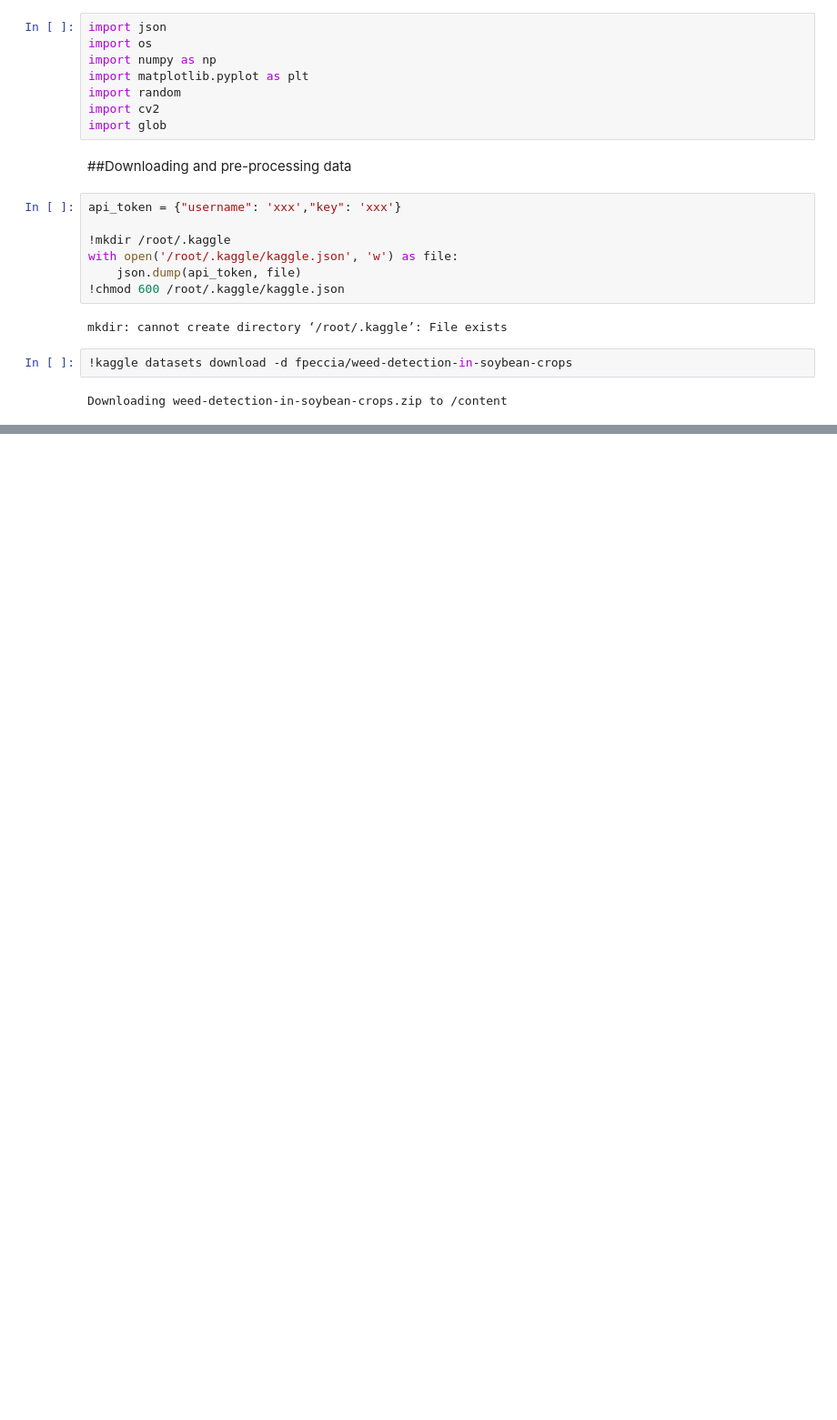
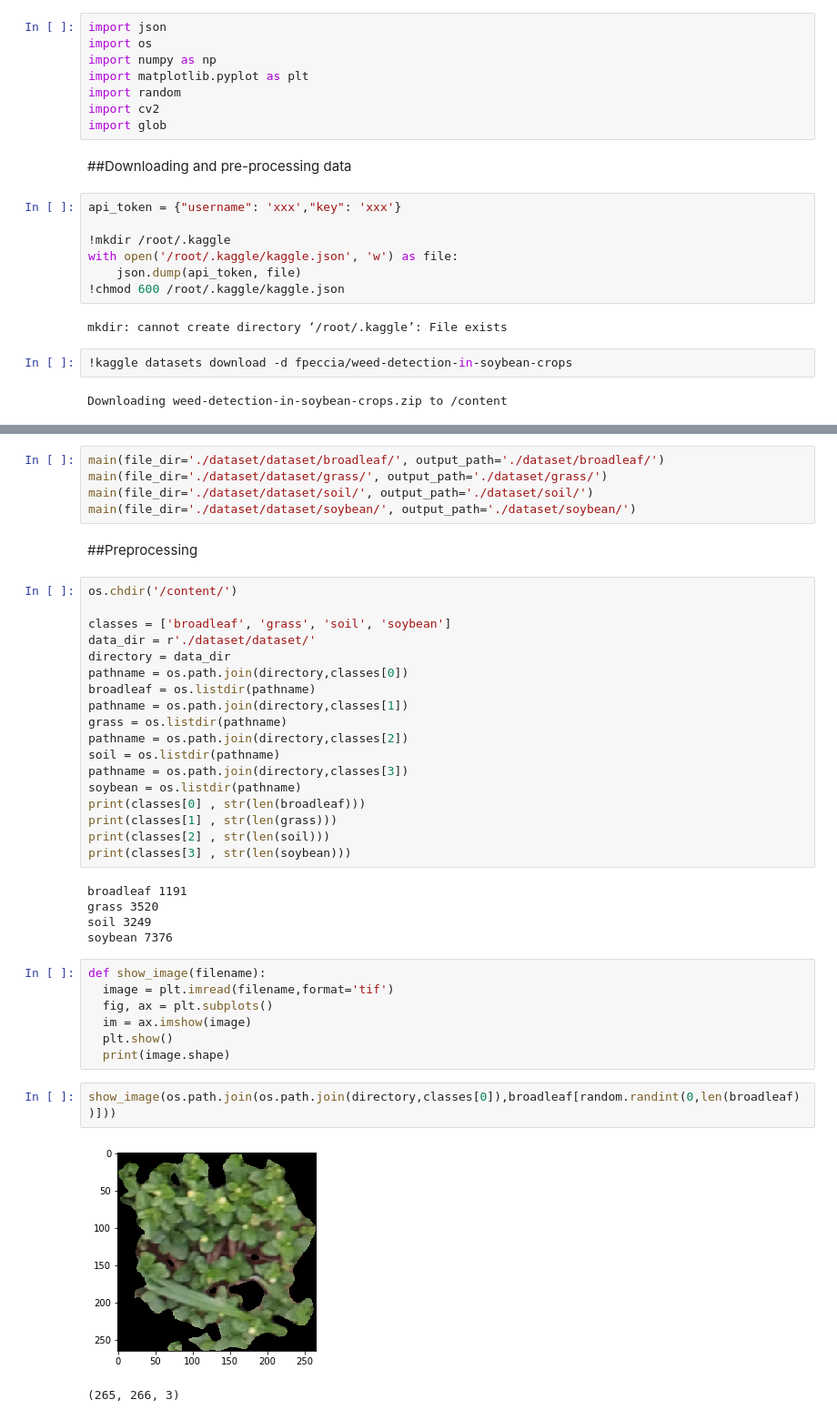
Before and after one commit to objectis/ai-weed-detection, a Jupyter notebook: weed_detection.ipynb, the cells around one changed output, grey strips where cells are left out. Shown at 91% size. Drawn from its saved outputs; the diff is of its cells as text; blank space fills up the shorter version.

Commit message:
read images

```diff
--- a/weed_detection.ipynb
+++ b/weed_detection.ipynb
@@ -27,0 +77,42 @@ Downloading weed-detection-in-soybean-crops.zip to /content
+# %%
+main(file_dir='./dataset/dataset/broadleaf/', output_path='./dataset/broadleaf/')
+main(file_dir='./dataset/dataset/grass/', output_path='./dataset/grass/')
+main(file_dir='./dataset/dataset/soil/', output_path='./dataset/soil/')
+main(file_dir='./dataset/dataset/soybean/', output_path='./dataset/soybean/')
+# %% [markdown]
+##Preprocessing
+# %%
+os.chdir('/content/')
+
+classes = ['broadleaf', 'grass', 'soil', 'soybean']
+data_dir = r'./dataset/dataset/'
+directory = data_dir
+pathname = os.path.join(directory,classes[0])
+broadleaf = os.listdir(pathname)
+pathname = os.path.join(directory,classes[1])
+grass = os.listdir(pathname)
+pathname = os.path.join(directory,classes[2])
+soil = os.listdir(pathname)
+pathname = os.path.join(directory,classes[3])
+soybean = os.listdir(pathname)
+print(classes[0] , str(len(broadleaf)))
+print(classes[1] , str(len(grass)))
+print(classes[2] , str(len(soil)))
+print(classes[3] , str(len(soybean)))
+# %% [output]
+broadleaf 1191
+grass 3520
+soil 3249
+soybean 7376
+# %%
+def show_image(filename):
+  image = plt.imread(filename,format='tif')
+  fig, ax = plt.subplots()
+  im = ax.imshow(image)
+  plt.show()
+  print(image.shape)
+# %%
+show_image(os.path.join(os.path.join(directory,classes[0]),broadleaf[random.randint(0,len(broadleaf))]))
+# %% [output]
+[figure, added]
+(265, 266, 3)
```
Also changed, not shown: parts of 9 cells of this notebook.
